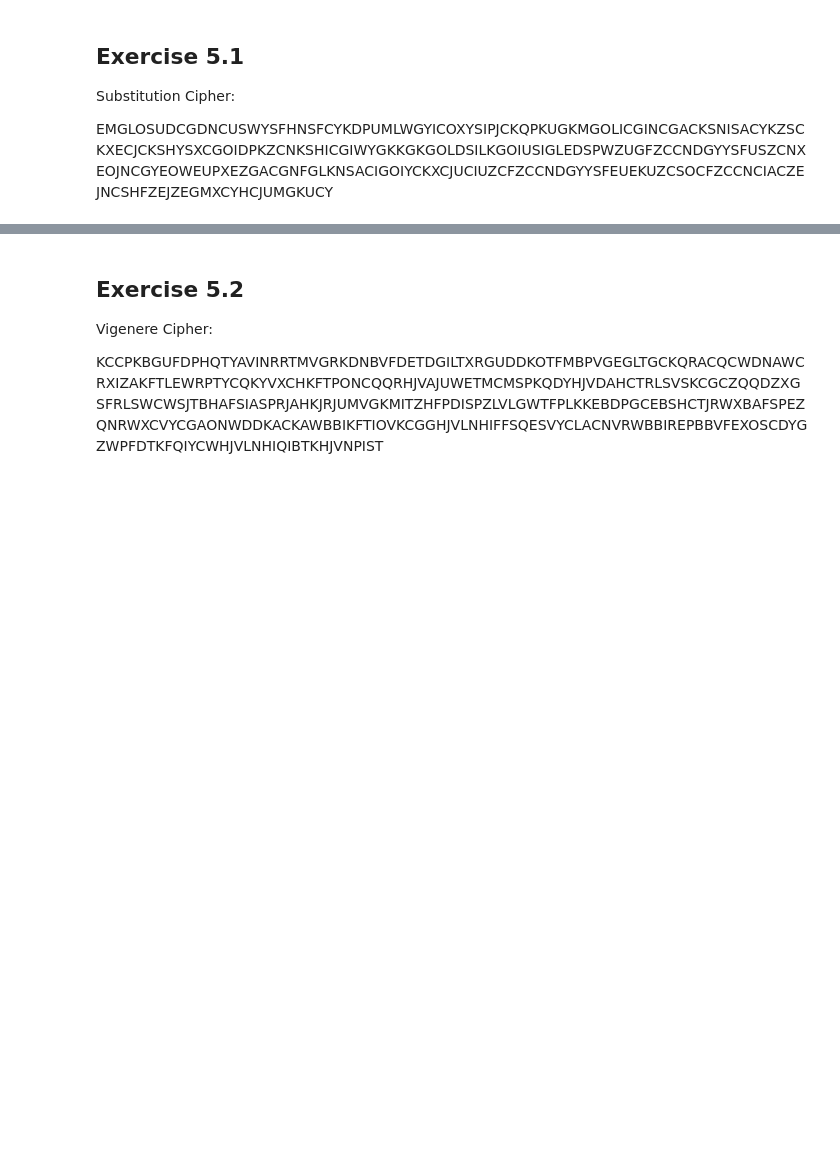
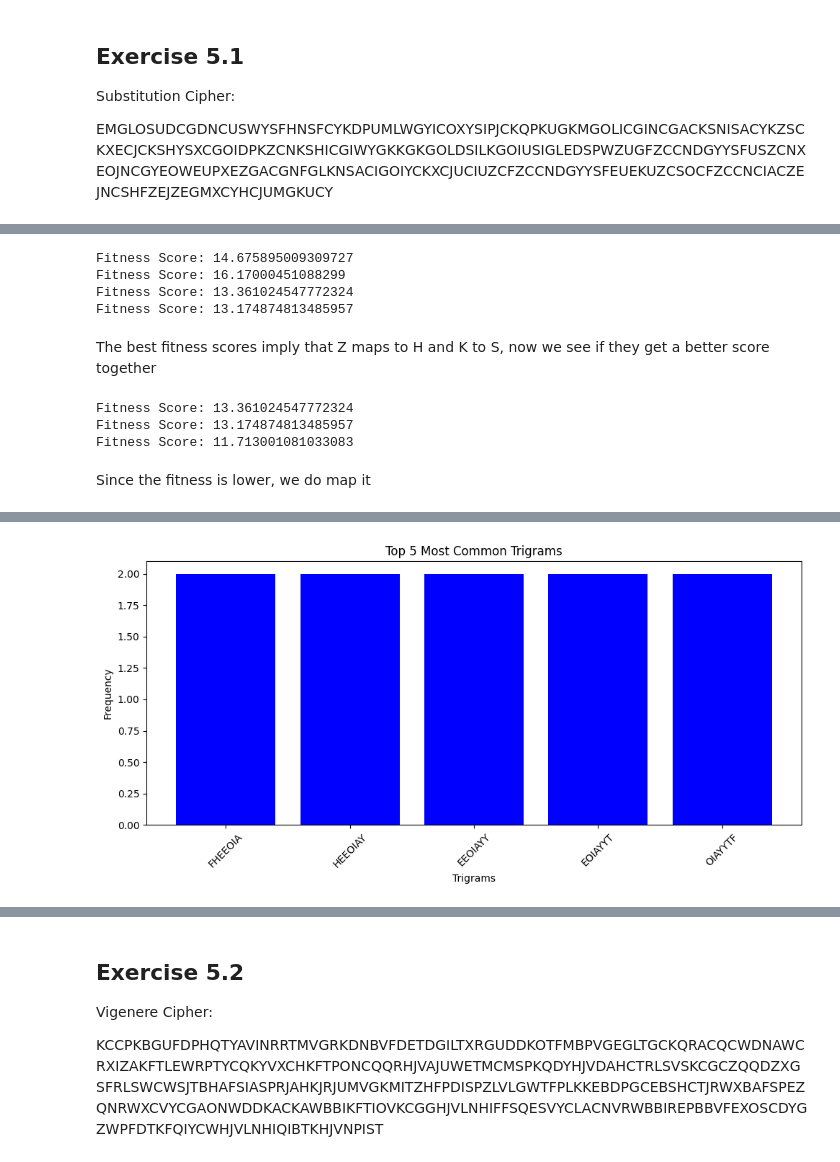
Before and after one commit to SebastianNavarro/cmp-5006-fall24-snavarro, a Jupyter notebook: Homework1_notebook.ipynb, the cells around one changed output, grey strips where cells are left out. Drawn from its saved outputs; the diff is of its cells as text; code cells hidden in the pictures; blank space fills up the shorter version.

```diff
--- a/Homework1_notebook.ipynb
+++ b/Homework1_notebook.ipynb
@@ -97,0 +461,49 @@ EMGLOSUDCGDNCUSWYSFHNSFCYKDPUMLWGYICOXYSIPJCKQPKUGKMGOLICGINCGACKSNISACYKZSCKXEC
+# %%
+mapping = {'Z': 'H', 'H': 'Z'}
+option1 = replace_letters(new_text_3, mapping)
+mapping = {'O': 'H', 'H': 'O'}
+option2 = replace_letters(new_text_3, mapping)
+mapping = {'K': 'R', 'R': 'K'}
+option3 = replace_letters(new_text_3, mapping)
+mapping = {'K': 'S', 'S': 'K'}
+option4 = replace_letters(new_text_3, mapping)
+
+# Example usage
+score1 = fitness_score(option1)
+print("Fitness Score:", score1)
+score2 = fitness_score(option2)
+print("Fitness Score:", score2)
+score3 = fitness_score(option3)
+print("Fitness Score:", score3)
+score4 = fitness_score(option4)
+print("Fitness Score:", score4)
+# %% [output]
+Fitness Score: 14.675895009309727
+Fitness Score: 16.17000451088299
+Fitness Score: 13.361024547772324
+Fitness Score: 13.174874813485957
+# %% [markdown]
+The best fitness scores imply that Z maps to H and K to S, now we see if they get a better score together
+# %%
+mapping = {'K': 'S', 'S': 'K', 'Z': 'H', 'H': 'Z'}
+option5 = replace_letters(new_text_3, mapping)
+
+score3 = fitness_score(option3)
+print("Fitness Score:", score3)
+score4 = fitness_score(option4)
+print("Fitness Score:", score4)
+score5 = fitness_score(option5)
+print("Fitness Score:", score5)
+# %% [output]
+Fitness Score: 13.361024547772324
+Fitness Score: 13.174874813485957
+Fitness Score: 11.713001081033083
+# %% [markdown]
+Since the fitness is lower, we do map it
+# %%
+mapping = {'K': 'S', 'S': 'K', 'Z': 'H', 'H': 'Z'}
+new_text_4 = replace_letters(new_text_3, mapping)
+print(new_text_4)
+
+seven_frequency_analysis(new_text_4)
+# %% [output]
@@ -97,0 +511 @@ EMGLOSUDCGDNCUSWYSFHNSFCYKDPUMLWGYICOXYSIPJCKQPKUGKMGOLICGINCGACKSNISACYKZSCKXEC
+[figure, added]
```
Also changed, not shown: parts of 30 cells of this notebook.
